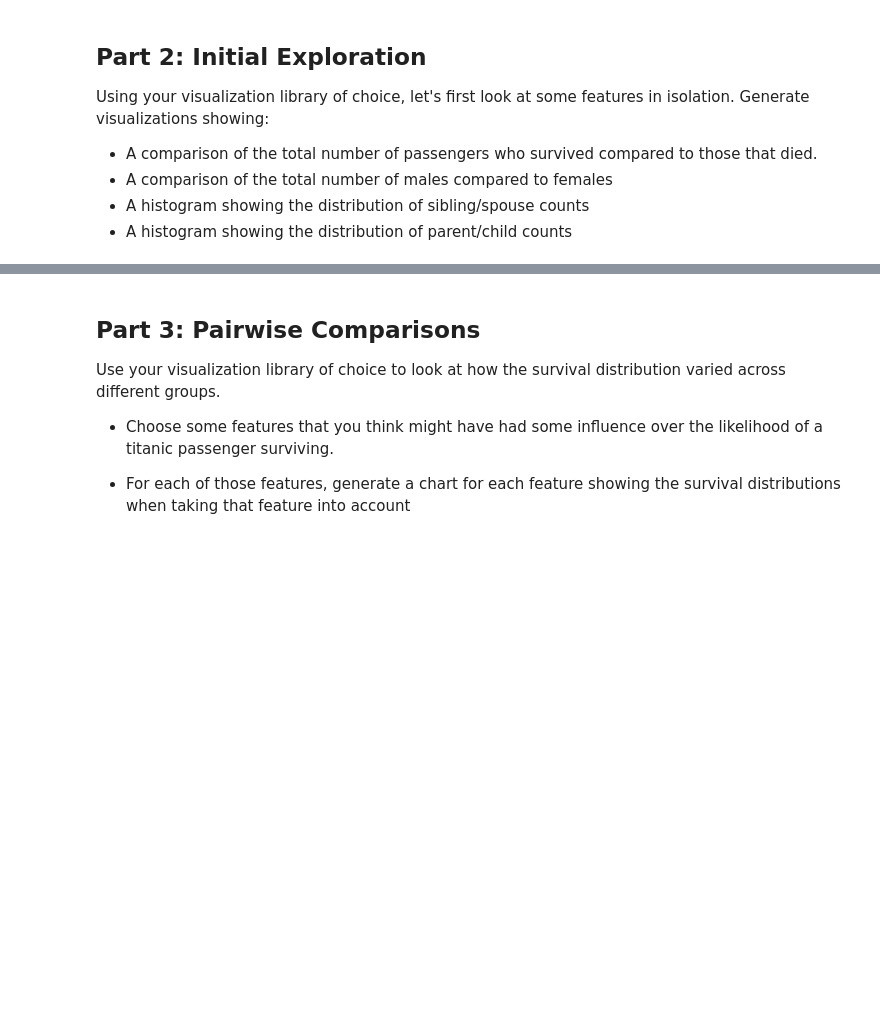
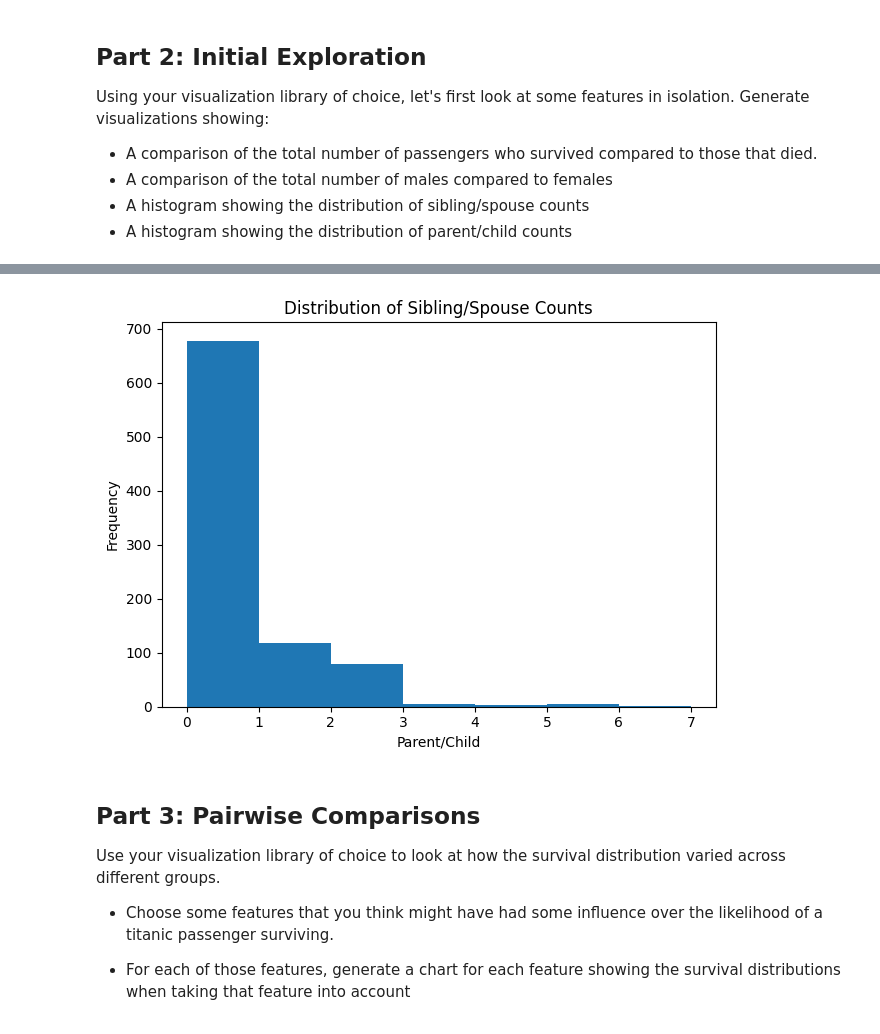
Before and after one commit to hhale1113/cse_450_fa25, a Jupyter notebook: 2_Week/25_09_21_M1_DataExploration3.ipynb, the cells around one changed output, grey strips where cells are left out. Saved outputs shown, nothing was run; the diff lists cells and outputs as text; code cells hidden in the pictures; blank space fills up the shorter version.

```diff
--- a/2_Week/25_09_21_M1_DataExploration3.ipynb
+++ b/2_Week/25_09_21_M1_DataExploration3.ipynb
@@ -77,3 +111,13 @@ Using your visualization library of choice, let's first look at some features in
+# %%
+# Part 2d: # A histogram showing the distribution of parent/child counts
+plt.hist(df['Parch'].dropna(), bins=range(int(df['Parch'].max())+2))
+plt.title("Distribution of Sibling/Spouse Counts")
+plt.xlabel('Parent/Child')
+plt.ylabel('Frequency')
+plt.tight_layout()
+plt.show()
+# %% [output]
+[figure, added]
 # %% [markdown]
 ## Part 3: Pairwise Comparisons
 Use your visualization library of choice to look at how the survival distribution varied across different groups.
```
Also changed, not shown: parts of 18 cells of this notebook, 1 other file.
